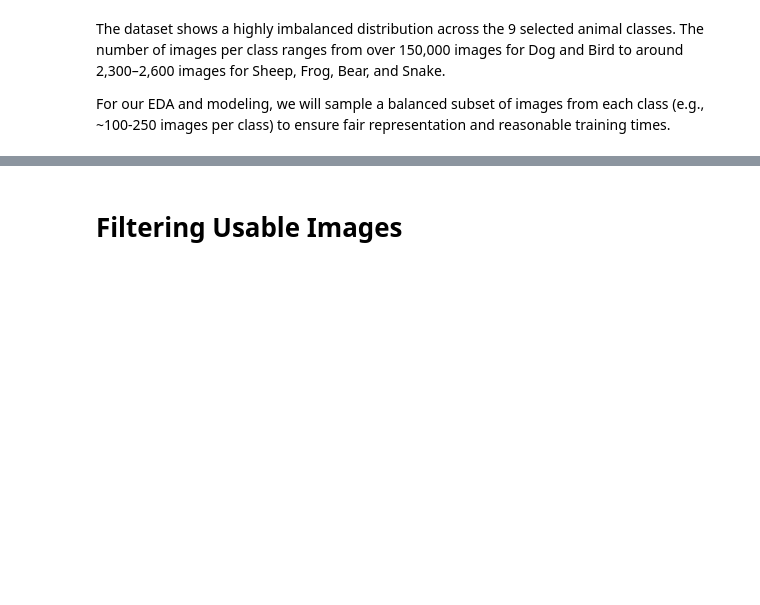
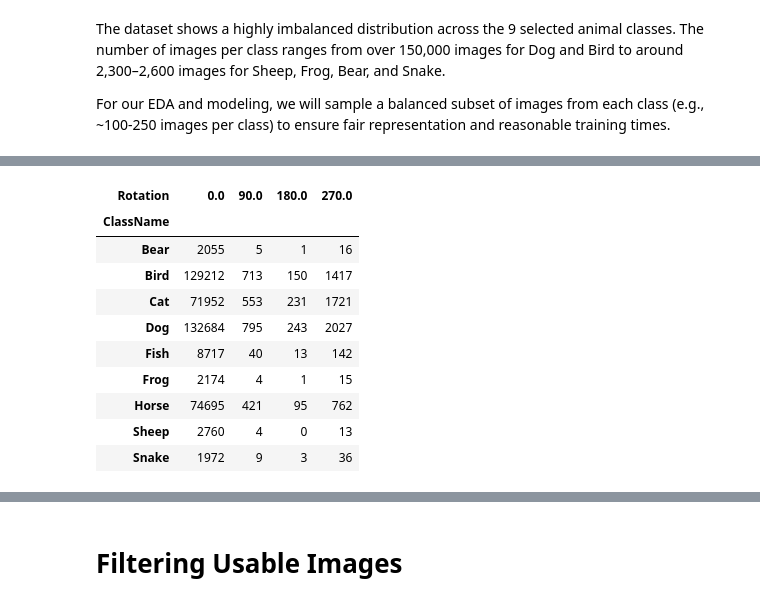
Before and after one commit to smpooleChicago/Data37000_AnnaVibhaSophie_Final, a Jupyter notebook: src/EDA.ipynb, the cells around one changed output, grey strips where cells are left out. Cells and saved outputs as stored; diff of their text form; code cells hidden in the pictures; blank space fills up the shorter version.

```diff
--- a/src/EDA.ipynb
+++ b/src/EDA.ipynb
@@ -35,7 +35,7 @@ classes['ClassName'] = classes['LabelName'].map(label_to_animal)
 # %%
 # merge train_labels with classes to get ClassName
 train_labels_merged = train_labels.merge(
-    classes[['ImageID', 'ClassName']],  # only keep columns we need
+    classes[['ImageID', 'ClassName', "Confidence"]],  # only keep columns we need
     on='ImageID',
     how='left'
 )
@@ -78,0 +137,24 @@ plt.show()
+# %%
+rotation_class = (
+    train_labels_merged
+    .groupby(['ClassName', 'Rotation'])
+    .size()
+    .reset_index(name='Count')
+    .pivot(index='ClassName', columns='Rotation', values='Count')
+    .fillna(0)
+    .astype(int)
+)
+
+rotation_class
+# %% [output]
+| Rotation | 0.0 | 90.0 | 180.0 | 270.0 |
+| ClassName |  |  |  |  |
+| Bear | 2055 | 5 | 1 | 16 |
+| Bird | 129212 | 713 | 150 | 1417 |
+| Cat | 71952 | 553 | 231 | 1721 |
+| Dog | 132684 | 795 | 243 | 2027 |
+| Fish | 8717 | 40 | 13 | 142 |
+| Frog | 2174 | 4 | 1 | 15 |
+| Horse | 74695 | 421 | 95 | 762 |
+| Sheep | 2760 | 4 | 0 | 13 |
+| Snake | 1972 | 9 | 3 | 36 |
```
Also changed, not shown: parts of 9 cells of this notebook, 2 other files.
